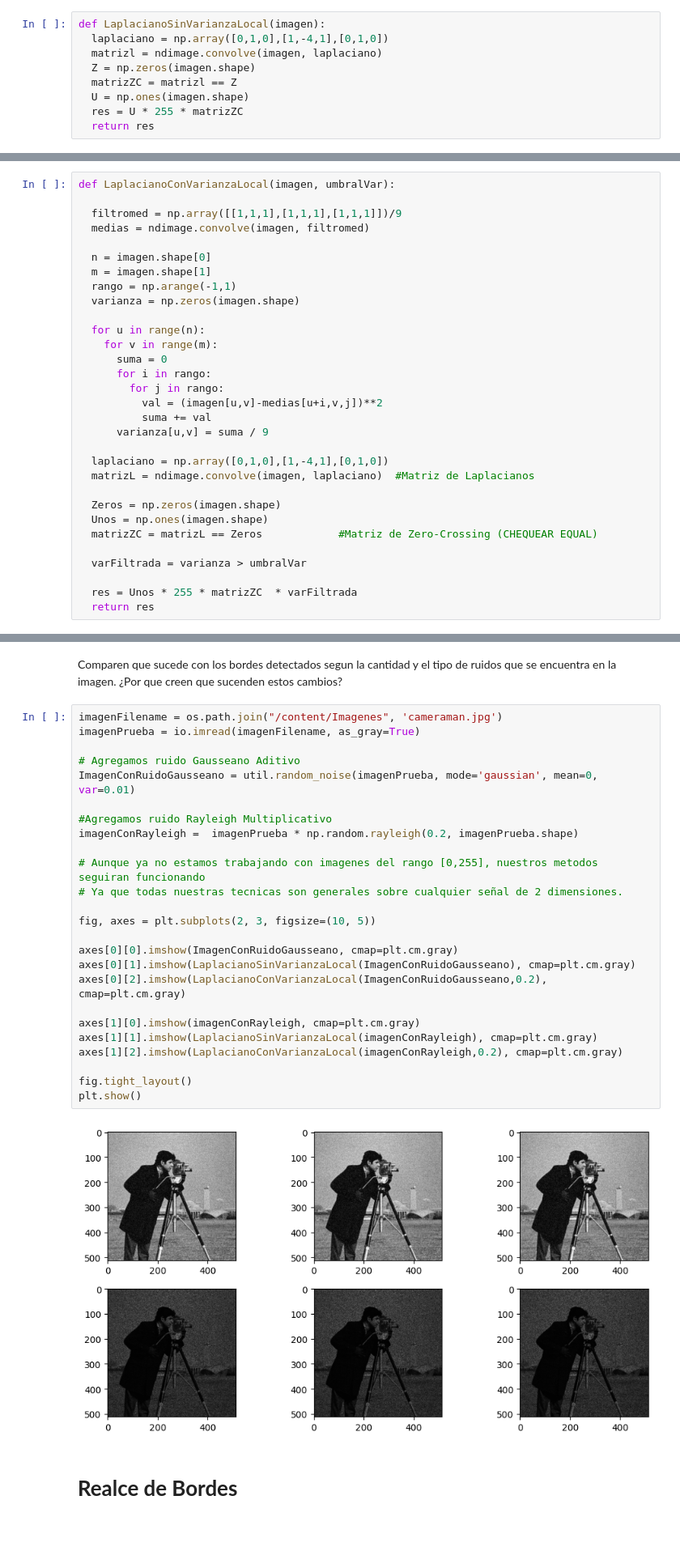
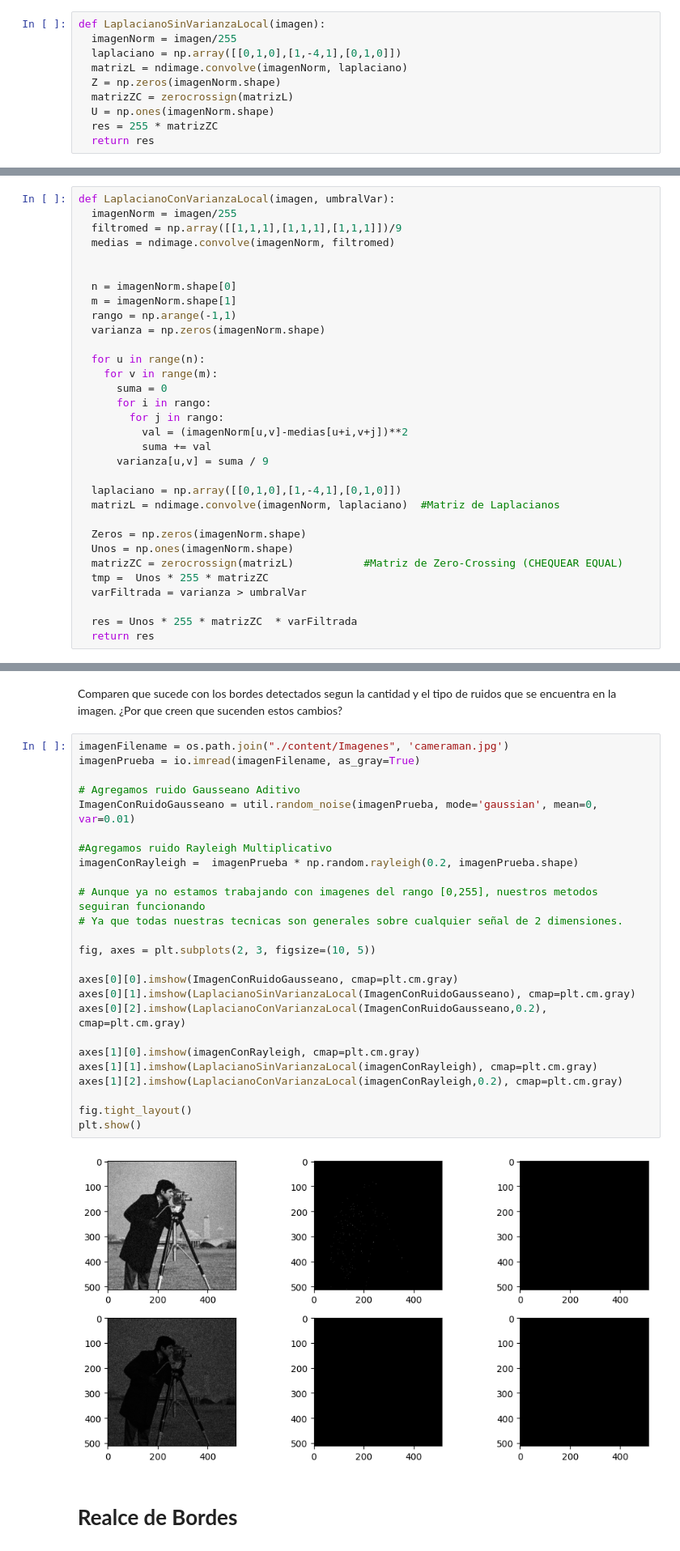
Before and after one commit to tusar-verma/Procesamiento-de-Imagenes, a Jupyter notebook: Labo-3/Practica3Bordes.ipynb, the cells around one changed output, grey strips where cells are left out. Shown at 81% size. Saved outputs shown, nothing was run; the diff lists cells and outputs as text.

```diff
--- a/Labo-3/Practica3Bordes.ipynb
+++ b/Labo-3/Practica3Bordes.ipynb
@@ -206,11 +222,12 @@ Implementen el metodo de deteccion de bordes utilizando el operador Laplaciano c
 # %%
 def LaplacianoSinVarianzaLocal(imagen):
-  laplaciano = np.array([0,1,0],[1,-4,1],[0,1,0])
-  matrizl = ndimage.convolve(imagen, laplaciano)
-  Z = np.zeros(imagen.shape)
-  matrizZC = matrizl == Z
-  U = np.ones(imagen.shape)
-  res = U * 255 * matrizZC
+  imagenNorm = imagen/255
+  laplaciano = np.array([[0,1,0],[1,-4,1],[0,1,0]])
+  matrizL = ndimage.convolve(imagenNorm, laplaciano)
+  Z = np.zeros(imagenNorm.shape)
+  matrizZC = zerocrossign(matrizL)
+  U = np.ones(imagenNorm.shape)
+  res = 255 * matrizZC
   return res
 # %% [markdown]
 Usualmente puede haber artefactos por causa de ruido que aparecen como bordes en la imagen resultante luego del operador Laplaciano, consecuencia de ser muy fragil contra el ruido agregado a la imagen original.
@@ -218,31 +235,32 @@ Usualmente puede haber artefactos por causa de ruido que aparecen como bordes en
 Por esta misma razon agregamos un paso mas a nuestro filtro, al realizar zero crossing tambien chequearemos la varianza local del pixel en la imagen original, ya que un punto de borde deberia encontrarse en posiciones de gran variabilidad.
 # %%
 def LaplacianoConVarianzaLocal(imagen, umbralVar):
+  imagenNorm = imagen/255
+  filtromed = np.array([[1,1,1],[1,1,1],[1,1,1]])/9
+  medias = ndimage.convolve(imagenNorm, filtromed)
 
-  filtromed = np.array([[1,1,1],[1,1,1],[1,1,1]])/9
-  medias = ndimage.convolve(imagen, filtromed)
 
-  n = imagen.shape[0]
-  m = imagen.shape[1]
+  n = imagenNorm.shape[0]
+  m = imagenNorm.shape[1]
   rango = np.arange(-1,1)
-  varianza = np.zeros(imagen.shape)
+  varianza = np.zeros(imagenNorm.shape)
 
   for u in range(n):
     for v in range(m):
       suma = 0
       for i in rango:
         for j in rango:
-          val = (imagen[u,v]-medias[u+i,v,j])**2
+          val = (imagenNorm[u,v]-medias[u+i,v+j])**2
           suma += val
       varianza[u,v] = suma / 9
 
-  laplaciano = np.array([0,1,0],[1,-4,1],[0,1,0])
-  matrizL = ndimage.convolve(imagen, laplaciano)  #Matriz de Laplacianos
+  laplaciano = np.array([[0,1,0],[1,-4,1],[0,1,0]])
+  matrizL = ndimage.convolve(imagenNorm, laplaciano)  #Matriz de Laplacianos
 
-  Zeros = np.zeros(imagen.shape)
-  Unos = np.ones(imagen.shape)
-  matrizZC = matrizL == Zeros            #Matriz de Zero-Crossing (CHEQUEAR EQUAL)
-
+  Zeros = np.zeros(imagenNorm.shape)
+  Unos = np.ones(imagenNorm.shape)
+  matrizZC = zerocrossign(matrizL)           #Matriz de Zero-Crossing (CHEQUEAR EQUAL)
+  tmp =  Unos * 255 * matrizZC
   varFiltrada = varianza > umbralVar
 
   res = Unos * 255 * matrizZC  * varFiltrada
@@ -285,32 +326,32 @@ plt.show()
 # %% [markdown]
 Comparen que sucede con los bordes detectados segun la cantidad y el tipo de ruidos que se encuentra en la imagen. ¿Por que creen que sucenden estos cambios?
 # %%
-imagenFilename = os.path.join("/content/Imagenes", 'cameraman.jpg')
+imagenFilename = os.path.join("./content/Imagenes", 'cameraman.jpg')
 imagenPrueba = io.imread(imagenFilename, as_gray=True)
 
 # Agregamos ruido Gausseano Aditivo
 ImagenConRuidoGausseano = util.random_noise(imagenPrueba, mode='gaussian', mean=0, var=0.01)
 
 #Agregamos ruido Rayleigh Multiplicativo
 imagenConRayleigh =  imagenPrueba * np.random.rayleigh(0.2, imagenPrueba.shape)
 
 # Aunque ya no estamos trabajando con imagenes del rango [0,255], nuestros metodos seguiran funcionando
 # Ya que todas nuestras tecnicas son generales sobre cualquier señal de 2 dimensiones.
 
 fig, axes = plt.subplots(2, 3, figsize=(10, 5))
 
 axes[0][0].imshow(ImagenConRuidoGausseano, cmap=plt.cm.gray)
 axes[0][1].imshow(LaplacianoSinVarianzaLocal(ImagenConRuidoGausseano), cmap=plt.cm.gray)
 axes[0][2].imshow(LaplacianoConVarianzaLocal(ImagenConRuidoGausseano,0.2), cmap=plt.cm.gray)
 
 axes[1][0].imshow(imagenConRayleigh, cmap=plt.cm.gray)
 axes[1][1].imshow(LaplacianoSinVarianzaLocal(imagenConRayleigh), cmap=plt.cm.gray)
 axes[1][2].imshow(LaplacianoConVarianzaLocal(imagenConRayleigh,0.2), cmap=plt.cm.gray)
 
 fig.tight_layout()
 plt.show()
 # %% [output]
-[figure, old version]
+[figure, new version]
 # %% [markdown]
 # **Realce de Bordes**
 # %% [markdown]
```
Also changed, not shown: parts of 8 cells of this notebook.
